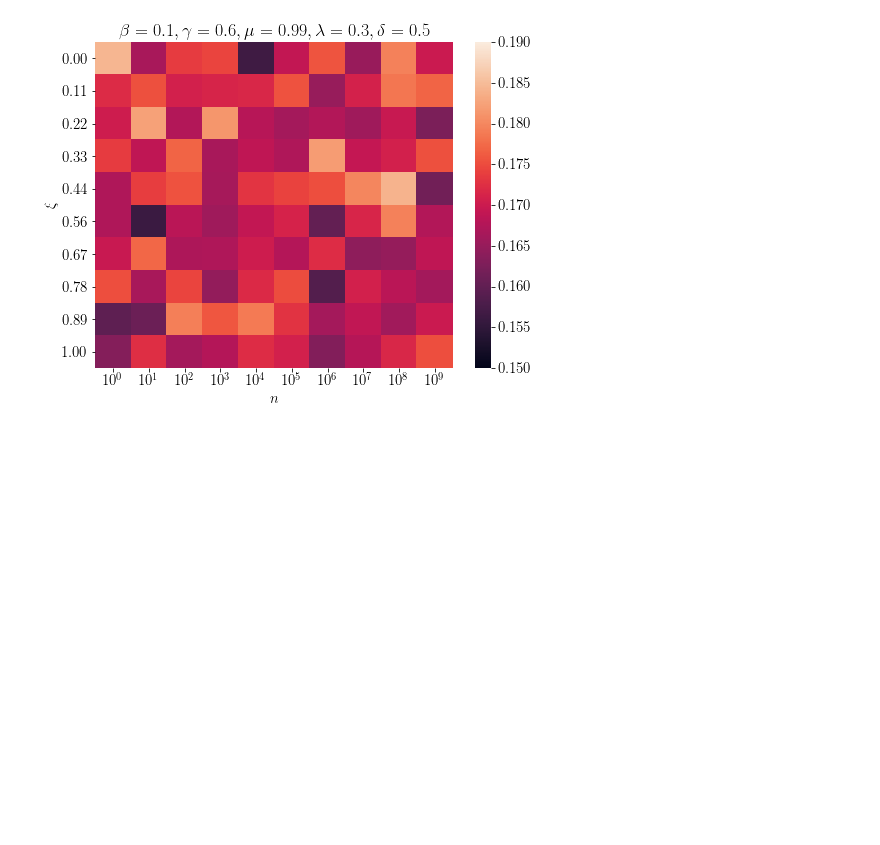
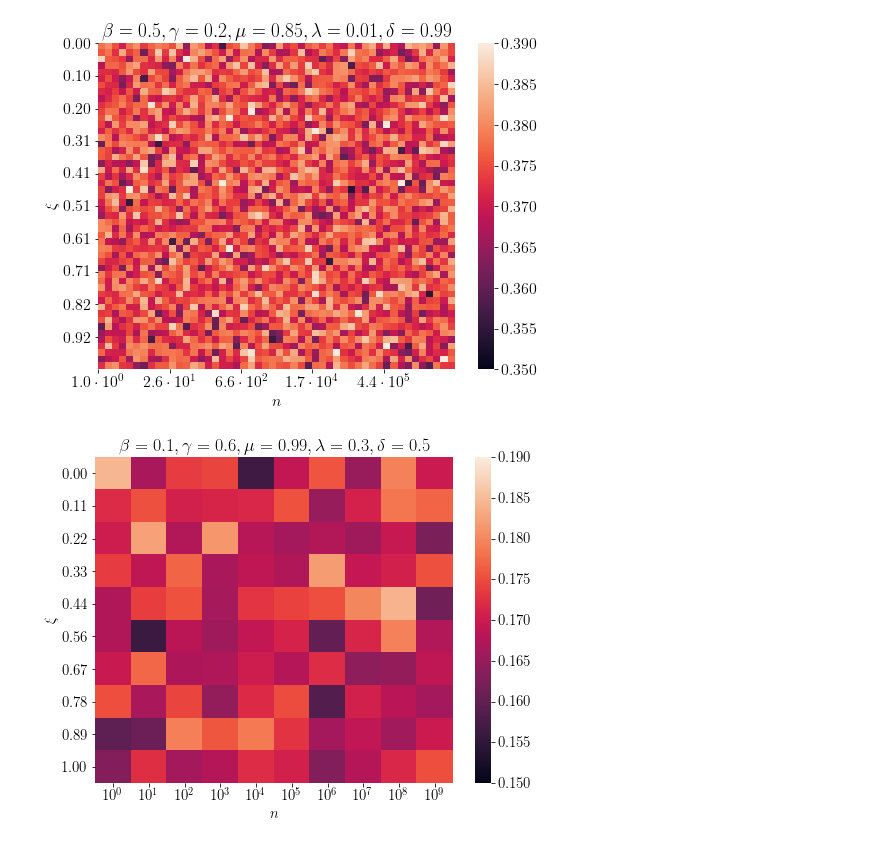
Before and after one commit to robertjankowski/social-media-influence-on-covid-pandemic, a Jupyter notebook: notebooks/experiment_2.ipynb, the cells around one changed output. Drawn from its saved outputs; the diff is of its cells as text; code cells hidden in the pictures; blank space fills up the shorter version.

Commit message:
finished experiment2

```diff
--- a/notebooks/experiment_2.ipynb
+++ b/notebooks/experiment_2.ipynb
@@ -41,6 +41,8 @@ def load_results(path: str):
               r'\epsilon': epsilon}
     return pd.read_csv(path, index_col=0), params
 # %%
+from math import floor, log10
+
 def format_sci_notation(num):
     exponent = len(num) - 1
     return r'$10^{}$'.format(exponent)
@@ -70,6 +72,39 @@ def plot_experiment2(res: pd.DataFrame, params: dict, vmin=0.15, vmax=0.30, titl
         plt.title(title)
     plt.xlabel('$n$')
     plt.ylabel(r'$\xi$')
+
+def sci_notation(num, decimal_digits=1, precision=None, exponent=None):
+    if exponent is None:
+        exponent = int(floor(log10(abs(num))))
+    coeff = round(num / float(10**exponent), decimal_digits)
+    if precision is None:
+        precision = decimal_digits
+    return r"${0:.{2}f}\cdot10^{{{1:d}}}$".format(coeff, exponent, precision)
+# %%
+res, params = \
+    load_results("../data/experiments/experiment2/dead_ratio_L1-beta=0.5_gamma=0.2_kappa=0.15000000000000002_mu=0.85_L2-delta=0.99_lambda=0.01_q=4_p=0.5_epsilon=0.3_experiment2_big.csv")
+
+title=r'$\beta=0.5,\gamma=0.2,\mu=0.85, \lambda=0.01, \delta=0.99$'
+
+ax = sns.heatmap(res, vmin=0.35, vmax=0.39)
+xlabels = [sci_notation(float(s)) for s in list(res.columns)]
+ax.set_xticks(list(range(50))[::10])
+ax.set_xticklabels(xlabels[::10])
+ylabels = [r'${:.2f}$'.format(s) for s in list(res.index)]
+ax.set_yticks(list(range(50))[::5])
+ax.set_yticklabels(ylabels[::5])
+for item in ax.get_yticklabels():
+    item.set_rotation(0)
+for item in ax.get_xticklabels():
+    item.set_rotation(0)
+plt.xlabel('$n$')
+plt.ylabel(r'$\xi$')
+plt.title(title)
+
+# plt.show()
+# plt.savefig('../plots/experiment2/dead_ratio-beta=0.5_gamma=0.2_mu=0.85_lambda=0.01_delta=0.99_big.pdf')
+# %% [output]
+[figure, added]
 # %%
 res, params = \
     load_results("../data/experiments/experiment2/dead_ratio_L1-beta=0.1_gamma=0.6_kappa=0.010000000000000009_mu=0.99_L2-delta=0.5_lambda=0.3_q=4_p=0.5_epsilon=0.3_experiment2_small.csv")
```
Also changed, not shown: parts of 1 cell of this notebook, 8 other files.
